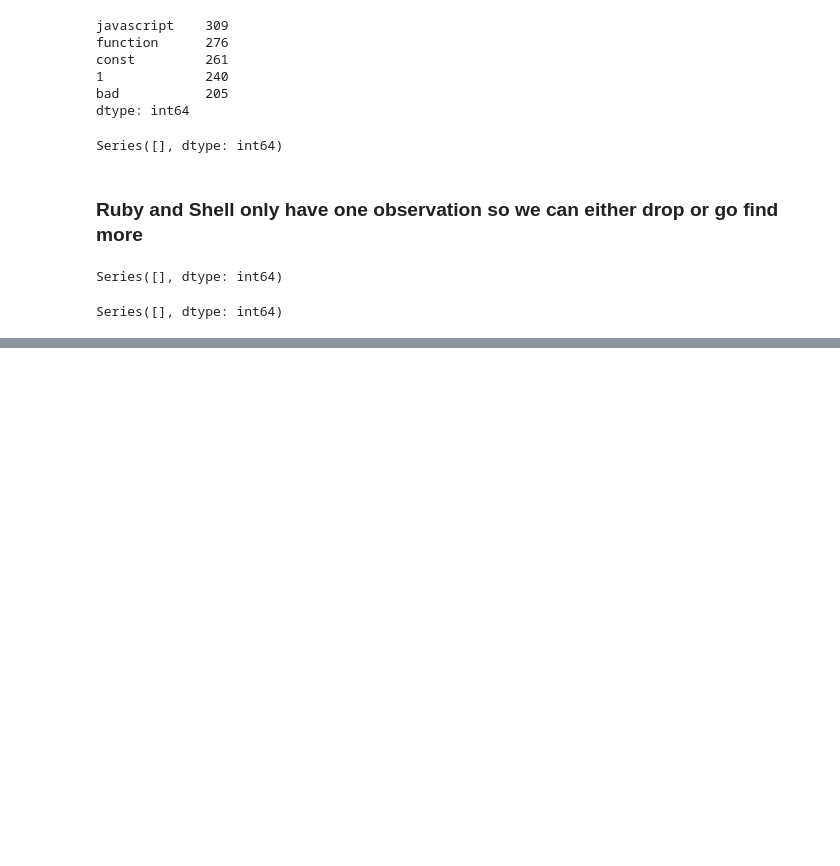
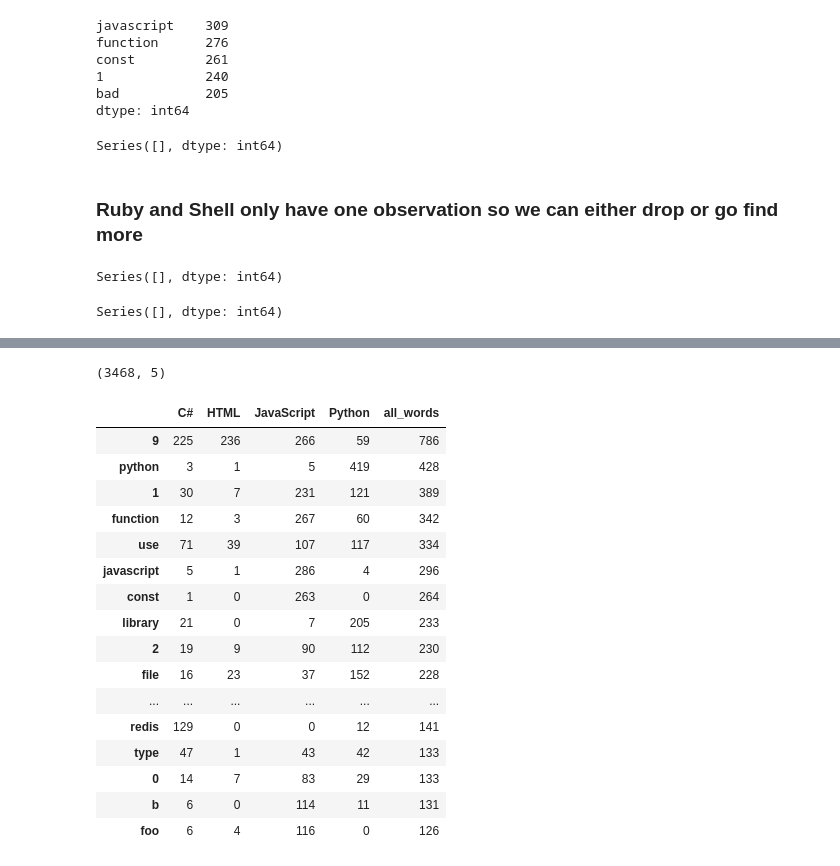
Before and after one commit to codeup-germain/github-code-composition, a Jupyter notebook: curtis-draft.ipynb, the cells around one changed output, grey strips where cells are left out. Cells and saved outputs as stored; diff of their text form; code cells hidden in the pictures; blank space fills up the shorter version.

```diff
--- a/curtis-draft.ipynb
+++ b/curtis-draft.ipynb
@@ -370,0 +275,24 @@ for column in word_counts.drop(columns='all_words'):
+# %%
+word_counts.shape
+# %% [output]
+(3468, 5)
+# %%
+word_counts.sort_values('all_words', ascending=False).head(30)
+# %% [output]
+|  | C# | HTML | JavaScript | Python | all_words |
+| 9 | 225 | 236 | 266 | 59 | 786 |
+| python | 3 | 1 | 5 | 419 | 428 |
+| 1 | 30 | 7 | 231 | 121 | 389 |
+| function | 12 | 3 | 267 | 60 | 342 |
+| use | 71 | 39 | 107 | 117 | 334 |
+| javascript | 5 | 1 | 286 | 4 | 296 |
+| const | 1 | 0 | 263 | 0 | 264 |
+| library | 21 | 0 | 7 | 205 | 233 |
+| 2 | 19 | 9 | 90 | 112 | 230 |
+| file | 16 | 23 | 37 | 152 | 228 |
+| ... | ... | ... | ... | ... | ... |
+| redis | 129 | 0 | 0 | 12 | 141 |
+| type | 47 | 1 | 43 | 42 | 133 |
+| 0 | 14 | 7 | 83 | 29 | 133 |
+| b | 6 | 0 | 114 | 11 | 131 |
+| foo | 6 | 4 | 116 | 0 | 126 |
```
Also changed, not shown: parts of 20 cells of this notebook.
